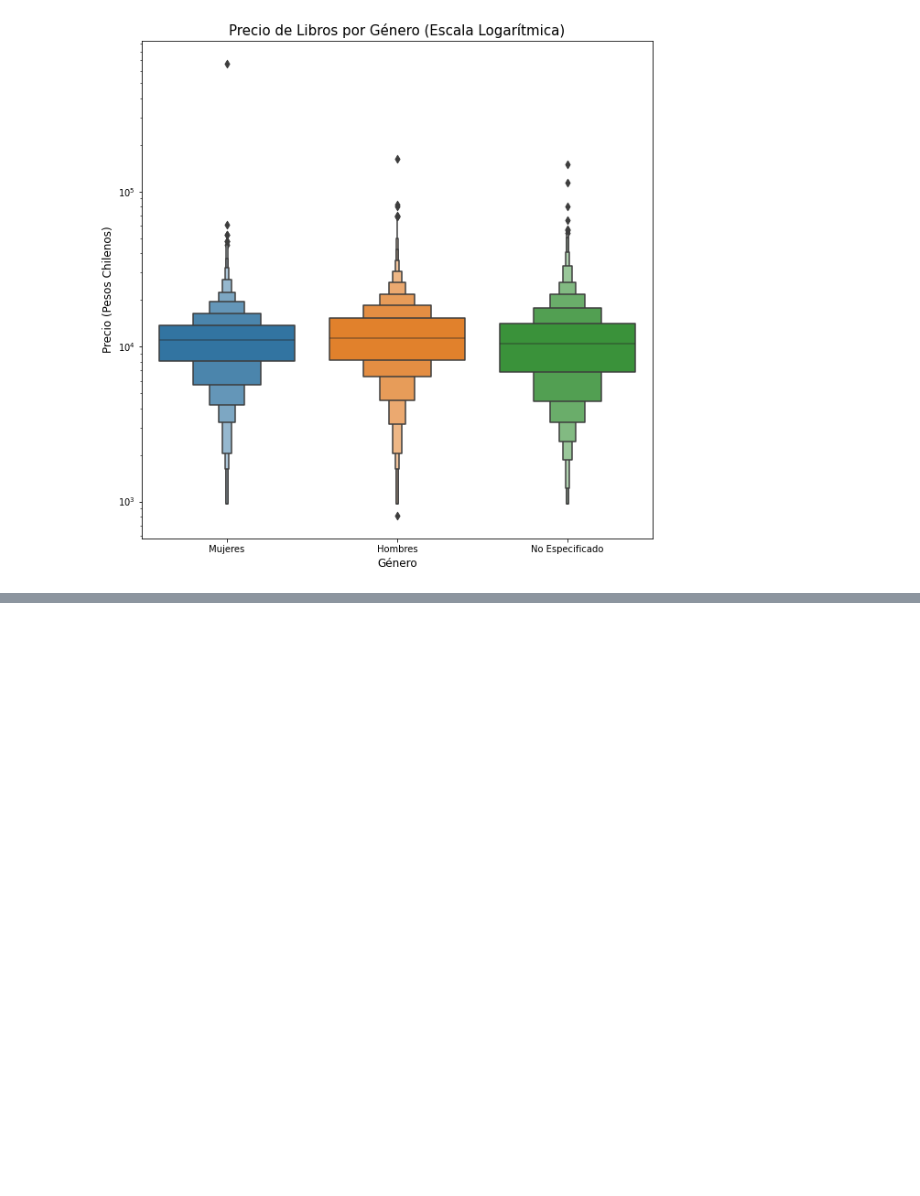
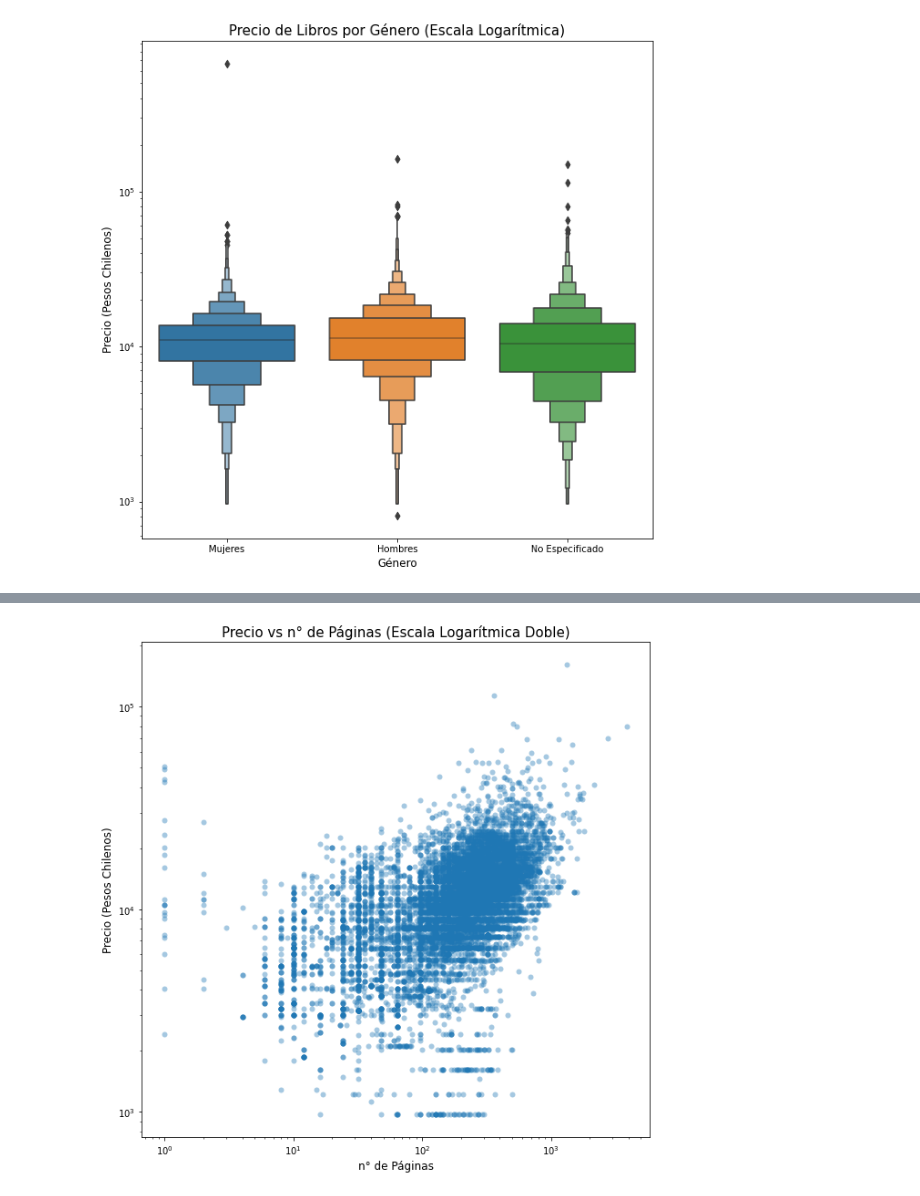
Before and after one commit to CrisLeaf/books_dashboard, a Jupyter notebook: data_exploration.ipynb, the cells around one changed output, grey strips where cells are left out. Saved outputs shown, nothing was run; the diff lists cells and outputs as text; code cells hidden in the pictures; blank space fills up the shorter version.

```diff
--- a/data_exploration.ipynb
+++ b/data_exploration.ipynb
@@ -505,0 +570,8 @@ plt.show()
+# %%
+for index in range(df.shape[0]):
+	try:
+		df.at[index, "book_pages"] = int(df.at[index, "book_pages"])
+	except:
+		df.at[index, "book_pages"] = 0
+
+df["book_pages"] = df["book_pages"].astype(int)
@@ -505,0 +598,13 @@ plt.show()
+# %%
+fig = plt.subplots(figsize=(10, 10))
+sns.scatterplot(x="book_pages", y="price", data=df[df["book_pages"] > 0], linewidth=0, alpha=0.4)
+plt.title("Precio vs n° de Páginas (Escala Logarítmica Doble)", fontsize=15)
+plt.xlabel("n° de Páginas", fontsize=12)
+plt.ylabel("Precio (Pesos Chilenos)", fontsize=12)
+plt.yscale("log")
+plt.xscale("log")
+plt.savefig("plots/price_vs_pages.png", bbox_inches="tight",
+			facecolor="#e3e3e3", pad_inches=0.3, transparent=False)
+plt.show()
+# %% [output]
+[figure, added]
```
Also changed, not shown: parts of 19 cells of this notebook, 10 other files.
